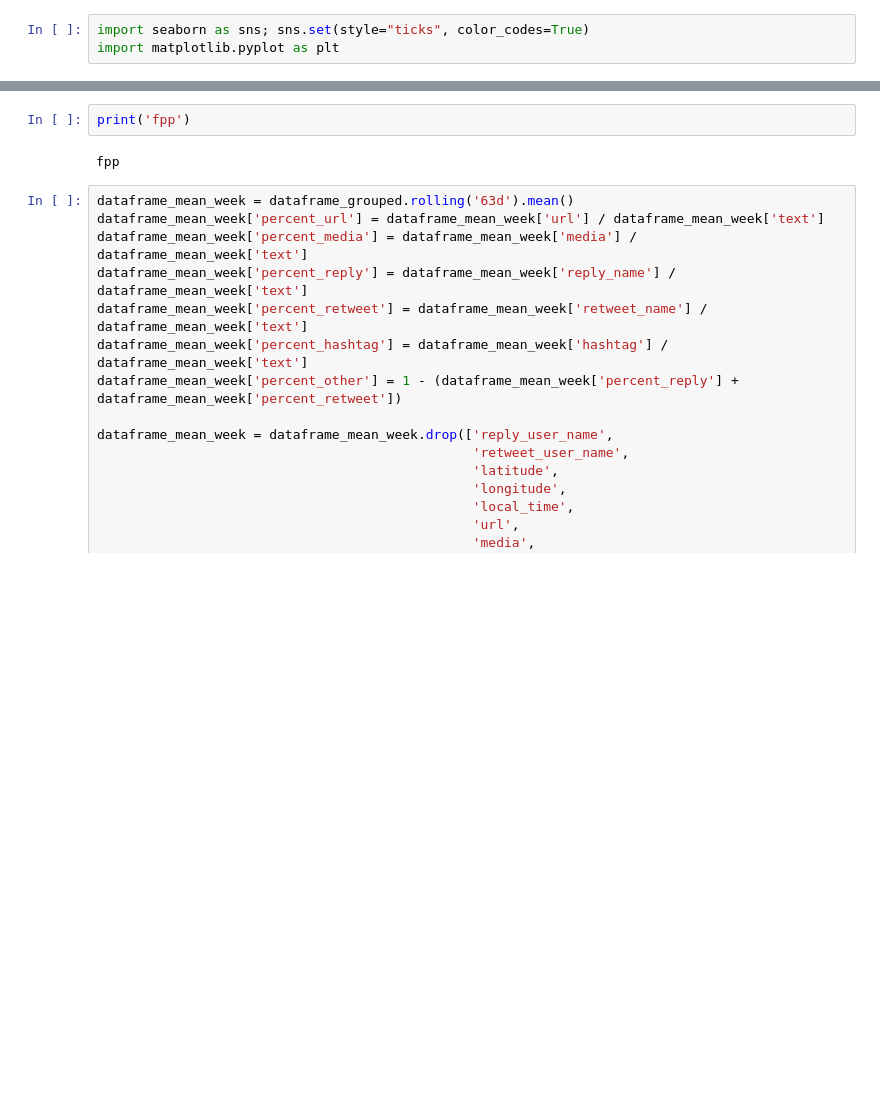
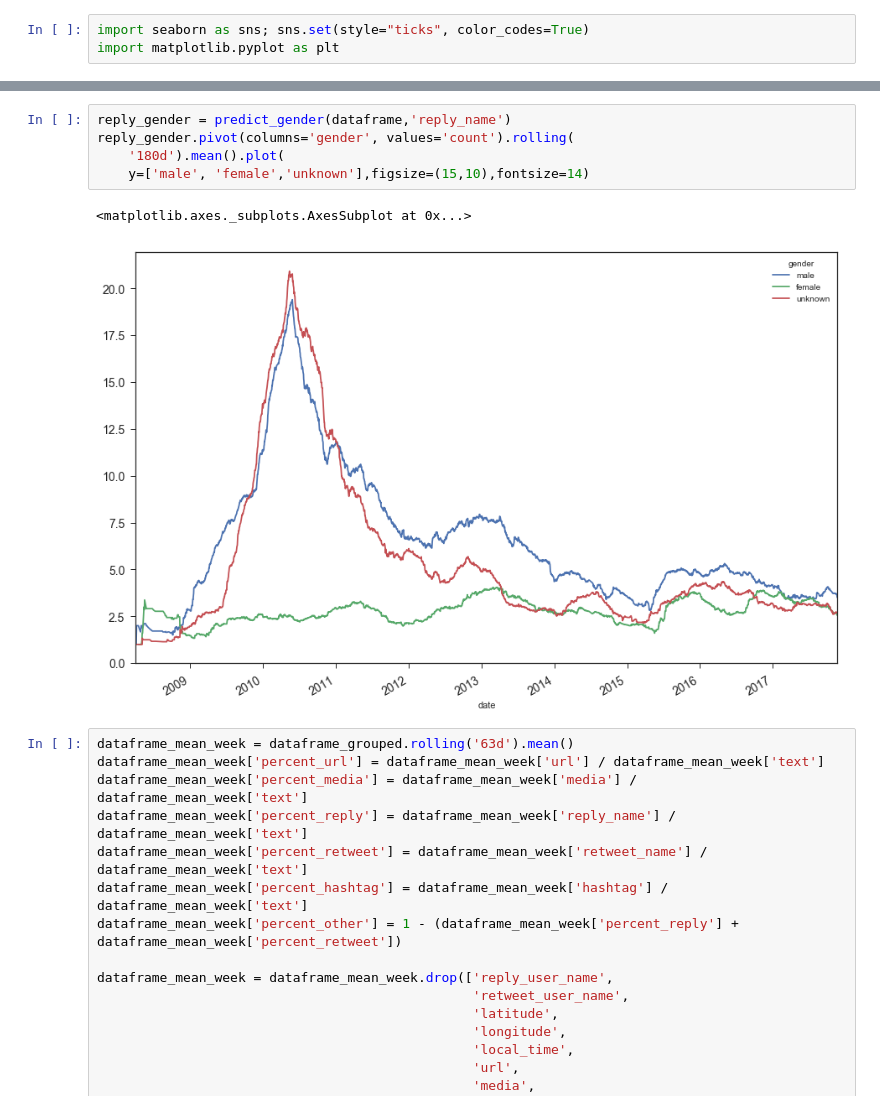
Before and after one commit to gedankenstuecke/twitter-analyser, a Jupyter notebook: archive-analyser.ipynb, the cells around one changed output, grey strips where cells are left out. Cells and saved outputs as stored; diff of their text form; blank space fills up the shorter version.

```diff
--- a/archive-analyser.ipynb
+++ b/archive-analyser.ipynb
@@ -365,7 +305,11 @@ Name: reply_name, Length: 41905, dtype: object
-# %%
-print('fpp')
-# %% [output]
-fpp
+# %%
+reply_gender = predict_gender(dataframe,'reply_name')
+reply_gender.pivot(columns='gender', values='count').rolling(
+    '180d').mean().plot(
+    y=['male', 'female','unknown'],figsize=(15,10),fontsize=14)
+# %% [output]
+<matplotlib.axes._subplots.AxesSubplot at 0x...>
+[figure, added]
 # %%
 dataframe_mean_week = dataframe_grouped.rolling('63d').mean()
 dataframe_mean_week['percent_url'] = dataframe_mean_week['url'] / dataframe_mean_week['text']
```
Also changed, not shown: parts of 16 cells of this notebook.
